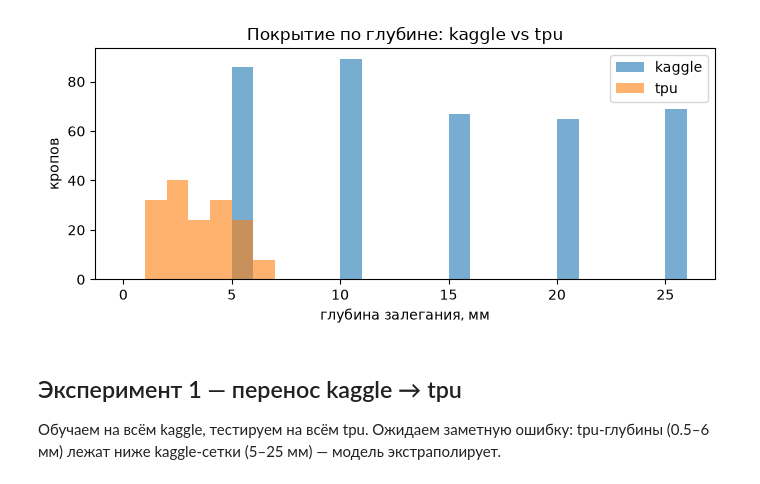
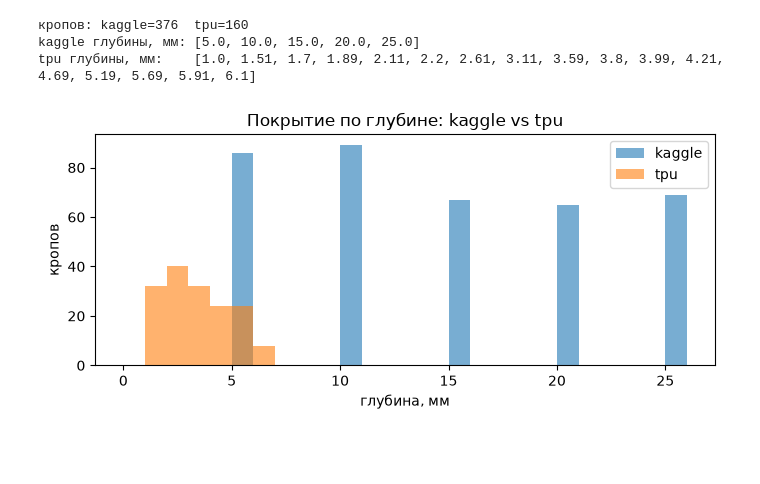
Before and after one commit to tomatoCoderq/thermal-control-ya-project, a Jupyter notebook: experiments/notebooks/regression_experiments.ipynb, the cells around one changed output. Drawn from its saved outputs; the diff is of its cells as text; code cells hidden in the pictures; blank space fills up the shorter version.

```diff
--- a/experiments/notebooks/regression_experiments.ipynb
+++ b/experiments/notebooks/regression_experiments.ipynb
@@ -51,0 +20,27 @@ tpu глубины, мм   : [1.0, 1.5, 1.7, 1.9, 2.1, 2.2, 2.6, 3.1, 3.6, 3.8,
+# %%
+import sys, os
+from pathlib import Path
+
+REPO = Path(os.path.abspath("../.."))              # корень репо (ноутбук в experiments/notebooks)
+sys.path.insert(0, str(REPO / "datasets"))         # чтобы datasets.py нашёл свой config.py
+
+import numpy as np, torch, torch.nn as nn
+import pandas as pd
+import matplotlib.pyplot as plt
+from torch.utils.data import Dataset, DataLoader
+from scipy import ndimage
+
+import datasets as _termo
+from transforms import (Compose, Stack, TSR, PerChannelZNorm, AppendDerivatives,
+                        HorizontalFlip, VerticalFlip, RandomRotate90)
+TermoDataset = _termo.TermoDataset
+
+ROOT = str(REPO / "datasets" / "datasets_list")
+SEED, CROP, DEG = 67, 48, 5
+EPOCHS = 30                                         # базовое число эпох для ноутбука
+GRAY2CLS = {0: 0, 51: 1, 102: 2, 153: 3, 204: 4, 255: 5}
+CLS_DEPTH_MM = {1: 5.0, 2: 10.0, 3: 15.0, 4: 20.0, 5: 25.0}   # kaggle: класс -> глубина, мм
+DEPTH_MAX_TPU = 6.1                                 # tpu: gray=255 -> 6.1 мм
+device = ("cuda" if torch.cuda.is_available()
+          else "mps" if torch.backends.mps.is_available() else "cpu")
+print("device:", device, "| epochs:", EPOCHS)
@@ -52,14 +317,19 @@ tpu глубины, мм   : [1.0, 1.5, 1.7, 1.9, 2.1, 2.2, 2.6, 3.1, 3.6, 3.8,
+# %%
+FEATS_K, IDX_KAGGLE = build_index("dataset_kaggle", "kaggle")
+FEATS_T, IDX_TPU = build_index("dataset_tpu", "tpu")
+FEATS = {**FEATS_K, **FEATS_T}
+print(f"кропов: kaggle={len(IDX_KAGGLE)}  tpu={len(IDX_TPU)}")
+print("kaggle глубины, мм:", sorted({r[3] for r in IDX_KAGGLE}))
+print("tpu глубины, мм:   ", sorted({round(r[3], 2) for r in IDX_TPU}))
+# %% [output]
+кропов: kaggle=376  tpu=160
+kaggle глубины, мм: [5.0, 10.0, 15.0, 20.0, 25.0]
+tpu глубины, мм:    [1.0, 1.51, 1.7, 1.89, 2.11, 2.2, 2.61, 3.11, 3.59, 3.8, 3.99, 4.21, 4.69, 5.19, 5.69, 5.91, 6.1]
 # %%
-# Распределение таргета по доменам
-fig, ax = plt.subplots(figsize=(8,3))
-ax.hist([r[3] for r in idx_kaggle], bins=np.arange(0,27,1), alpha=.6, label="kaggle")
-ax.hist([r[3] for r in idx_tpu],    bins=np.arange(0,27,1), alpha=.6, label="tpu")
-ax.set_xlabel("глубина залегания, мм"); ax.set_ylabel("кропов"); ax.legend()
+fig, ax = plt.subplots(figsize=(8, 3))
+ax.hist([r[3] for r in IDX_KAGGLE], bins=np.arange(0, 27, 1), alpha=.6, label="kaggle")
+ax.hist([r[3] for r in IDX_TPU], bins=np.arange(0, 27, 1), alpha=.6, label="tpu")
+ax.set_xlabel("глубина, мм"); ax.set_ylabel("кропов"); ax.legend()
 ax.set_title("Покрытие по глубине: kaggle vs tpu"); plt.show()
 # %% [output]
-[figure, old version]
+[figure, new version]
-# %% [markdown]
-## Эксперимент 1 — перенос kaggle → tpu
-
-Обучаем на всём kaggle, тестируем на всём tpu. Ожидаем заметную ошибку: tpu-глубины
-(0.5–6 мм) лежат ниже kaggle-сетки (5–25 мм) — модель экстраполирует.
```
Also changed, not shown: parts of 43 cells of this notebook, 2 other files.
